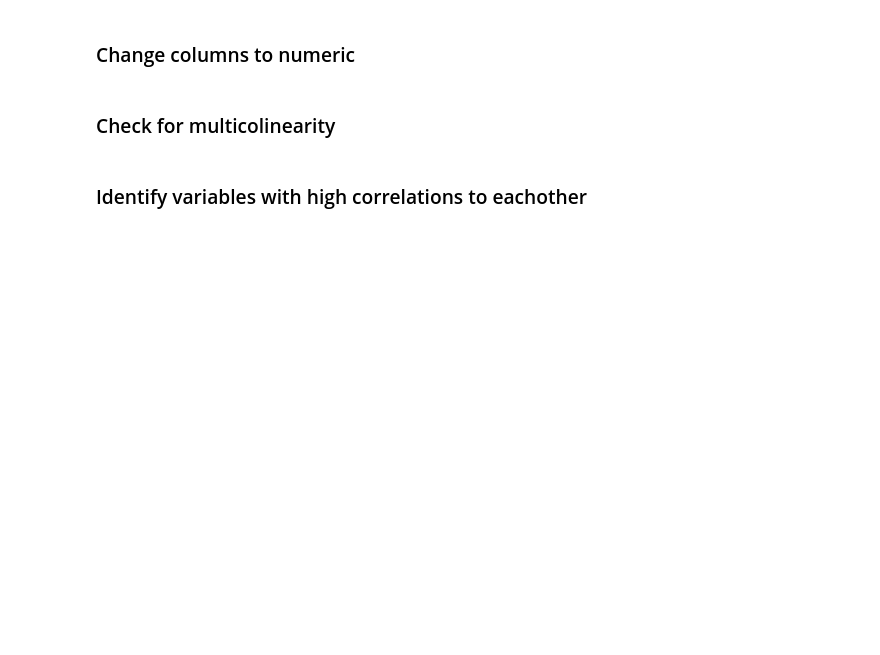
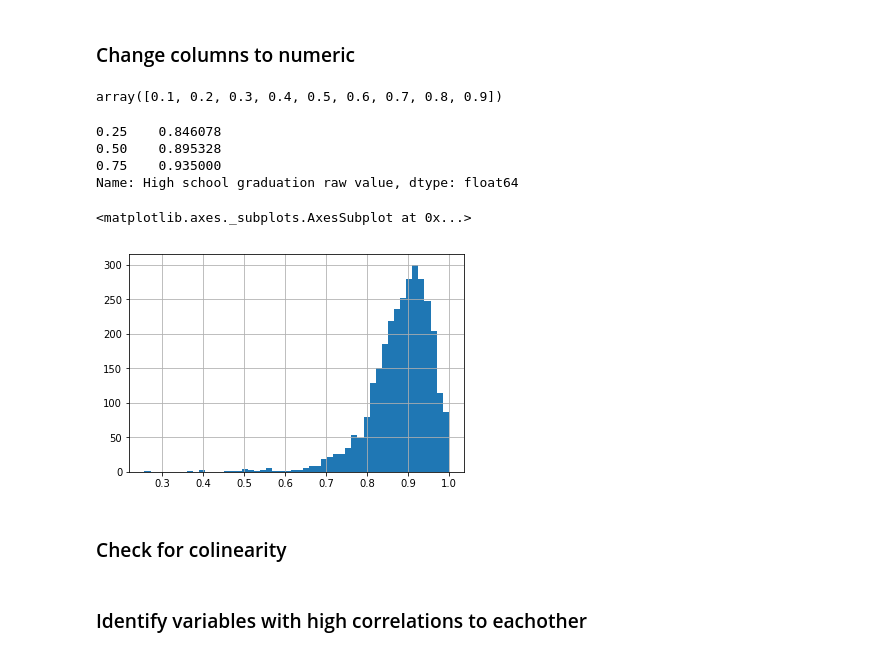
Before and after one commit to Mcllstr/modeling-community-hs-grad-rates, a Jupyter notebook: eda_joe.ipynb, the cells around one changed output. Drawn from its saved outputs; the diff is of its cells as text; code cells hidden in the pictures; blank space fills up the shorter version.

```diff
--- a/eda_joe.ipynb
+++ b/eda_joe.ipynb
@@ -125,8 +114,25 @@ headers2_ = [x for x in df.columns if 'raw value' in x or 'Percentage of househo
 df[headers2_] = df[headers2_].apply(pd.to_numeric)
 
 # type(df['High school graduation raw value'][5])  # this line confirms relevant fields converted to numeric dtype
+# %%
+np.linspace(.1,.9,9)
+# %% [output]
+array([0.1, 0.2, 0.3, 0.4, 0.5, 0.6, 0.7, 0.8, 0.9])
+# %%
+df['High school graduation raw value'].quantile(np.linspace(.25,.75,3))
+# %% [output]
+0.25    0.846078
+0.50    0.895328
+0.75    0.935000
+Name: High school graduation raw value, dtype: float64
+# %%
+df['hs_grad_bins']=pd.qcut(df['High school graduation raw value'], 4, labels=['0-84%', '84-89%','89-93%','93-100%'])
+df['High school graduation raw value'].hist(bins=50)
+# %% [output]
+<matplotlib.axes._subplots.AxesSubplot at 0x...>
+[figure, added]
 # %% [markdown]
-### Check for multicolinearity
+### Check for colinearity
 # %%
 def gen_high_corrs(corr_matrix):
     temps = {'rs':[], 'cs':[], 'vs':[]}
```
Also changed, not shown: parts of 30 cells of this notebook, 1 other file.
